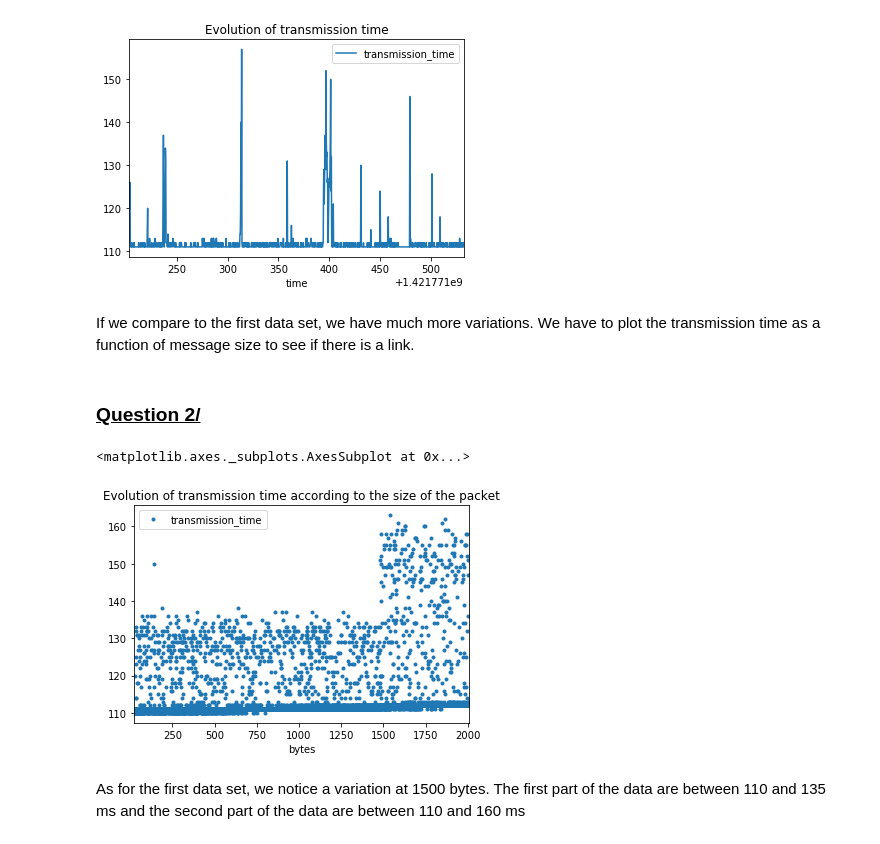
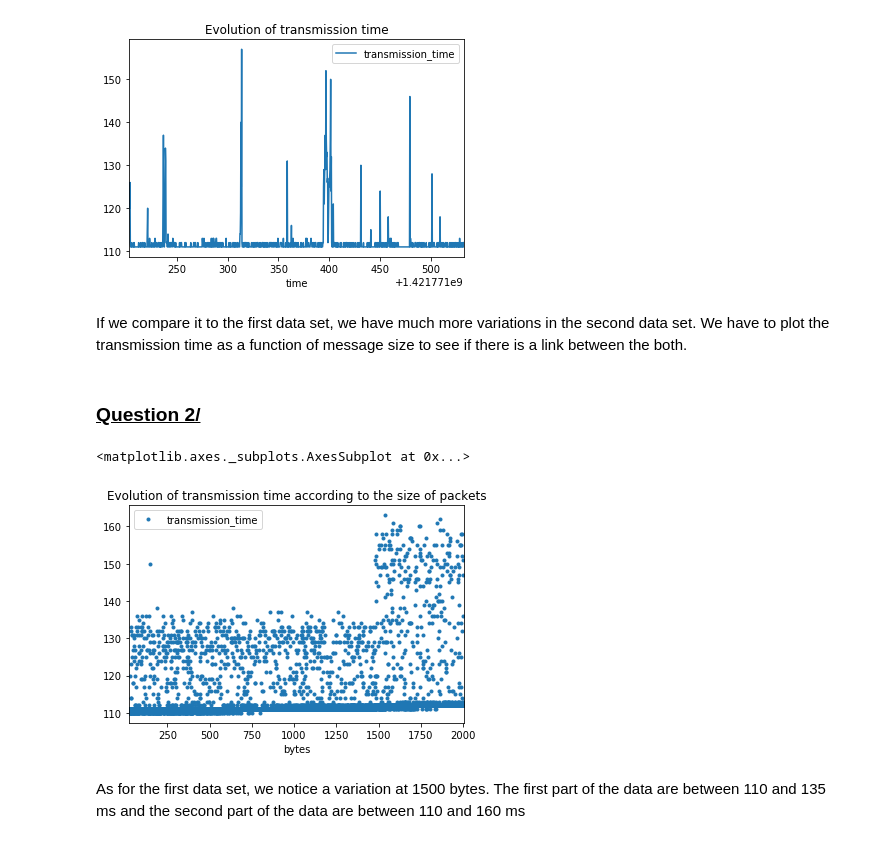
Before and after one commit to MarieBadaroux/Recherche_Reproductible, a Jupyter notebook: Recherche_reproductible_ping.ipynb, the cells around one changed output. Drawn from its saved outputs; the diff is of its cells as text; code cells hidden in the pictures.

```diff
--- a/Recherche_reproductible_ping.ipynb
+++ b/Recherche_reproductible_ping.ipynb
@@ -416,14 +471,14 @@ data_bis[0:1000].plot(x='time', y='transmission_time', title="Evolution of trans
 <matplotlib.axes._subplots.AxesSubplot at 0x...>
 [figure]
 # %% [markdown]
-If we compare to the first data set, we have much more variations. We have to plot the transmission time as a function of message size to see if there is a link.
+If we compare it to the first data set, we have much more variations in the second data set. We have to plot the transmission time as a function of message size to see if there is a link between the both.
 # %% [markdown]
 ### <u>Question 2/</u>
 # %%
-data_bis.plot(x='bytes', y='transmission_time', title="Evolution of transmission time according to the size of the packet", style='.')
+data_bis.plot(x='bytes', y='transmission_time', title="Evolution of transmission time according to the size of packets", style='.')
 # %% [output]
 <matplotlib.axes._subplots.AxesSubplot at 0x...>
-[figure, old version]
+[figure, new version]
 # %% [markdown]
 As for the first data set, we notice a variation at 1500 bytes. The first part of the data are between 110 and 135 ms and the second part of the data are between 110 and 160 ms
 # %% [markdown]
```
Also changed, not shown: parts of 62 cells of this notebook.
